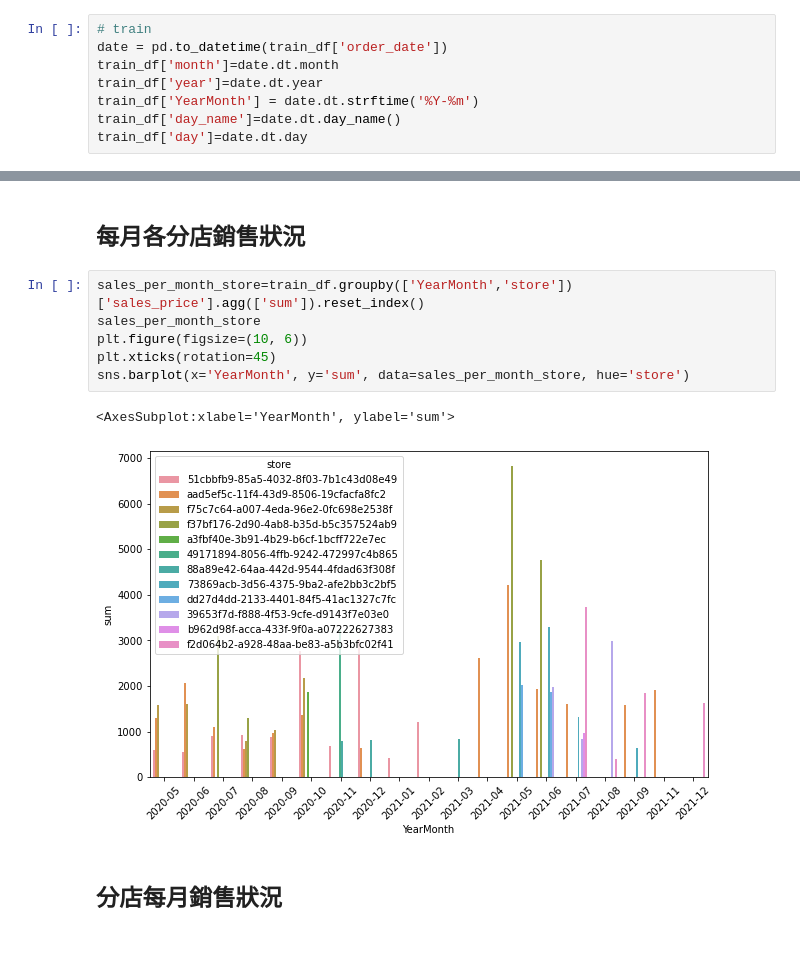
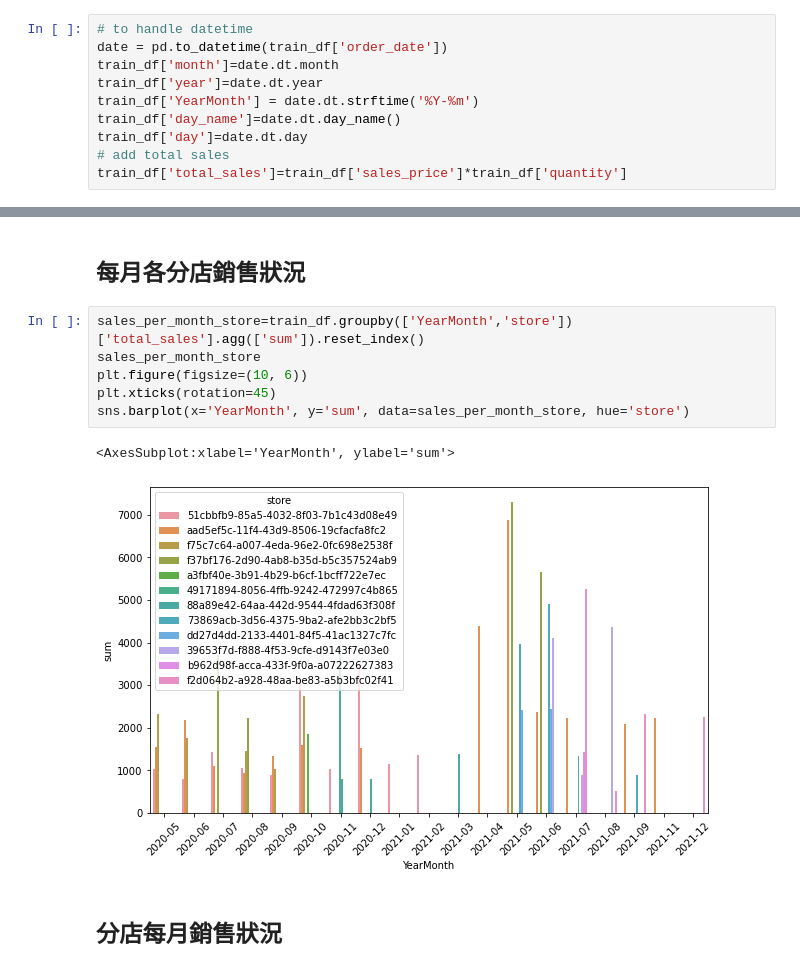
Before and after one commit to itrobotics/EDA_carrefour, a Jupyter notebook: EDA_家樂福數據集.ipynb, the cells around one changed output, grey strips where cells are left out. Drawn from its saved outputs; the diff is of its cells as text.

```diff
--- a/EDA_家樂福數據集.ipynb
+++ b/EDA_家樂福數據集.ipynb
@@ -103,13 +103,15 @@ sex             766
 age_group         1
 dtype: int64
 # %%
-# train
+# to handle datetime
 date = pd.to_datetime(train_df['order_date'])
 train_df['month']=date.dt.month
 train_df['year']=date.dt.year
 train_df['YearMonth'] = date.dt.strftime('%Y-%m')
 train_df['day_name']=date.dt.day_name()
 train_df['day']=date.dt.day
+# add total sales
+train_df['total_sales']=train_df['sales_price']*train_df['quantity']
 # %%
 train_df.head(10)
 # %% [output]
@@ -576,14 +539,14 @@ sales_per_month_store
 # %% [markdown]
 ## 每月各分店銷售狀況
 # %%
-sales_per_month_store=train_df.groupby(['YearMonth','store'])['sales_price'].agg(['sum']).reset_index()
+sales_per_month_store=train_df.groupby(['YearMonth','store'])['total_sales'].agg(['sum']).reset_index()
 sales_per_month_store
 plt.figure(figsize=(10, 6))
 plt.xticks(rotation=45)
 sns.barplot(x='YearMonth', y='sum', data=sales_per_month_store, hue='store')
 # %% [output]
 <AxesSubplot:xlabel='YearMonth', ylabel='sum'>
-[figure, old version]
+[figure, new version]
 # %% [markdown]
 ## 分店每月銷售狀況
 # %%
```
Also changed, not shown: parts of 35 cells of this notebook, 3 other files.
